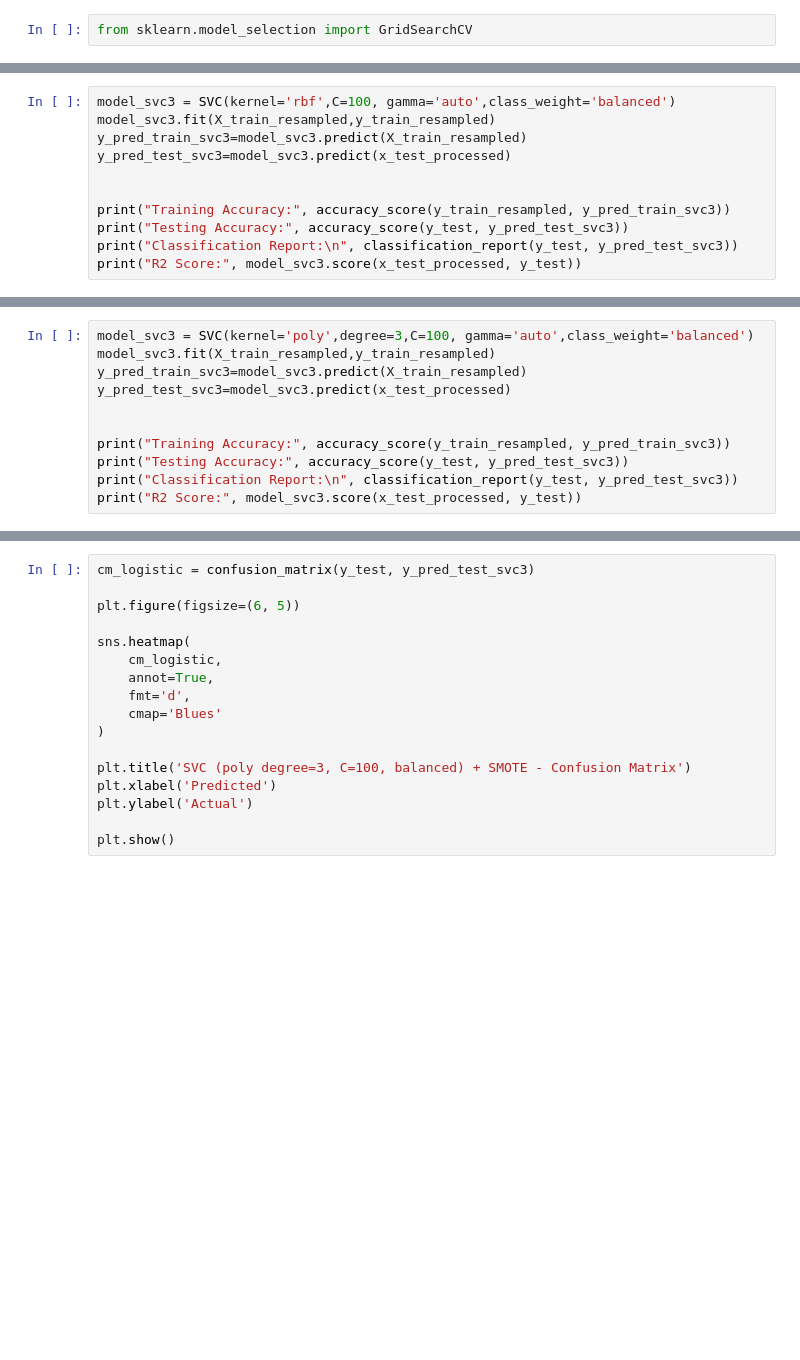
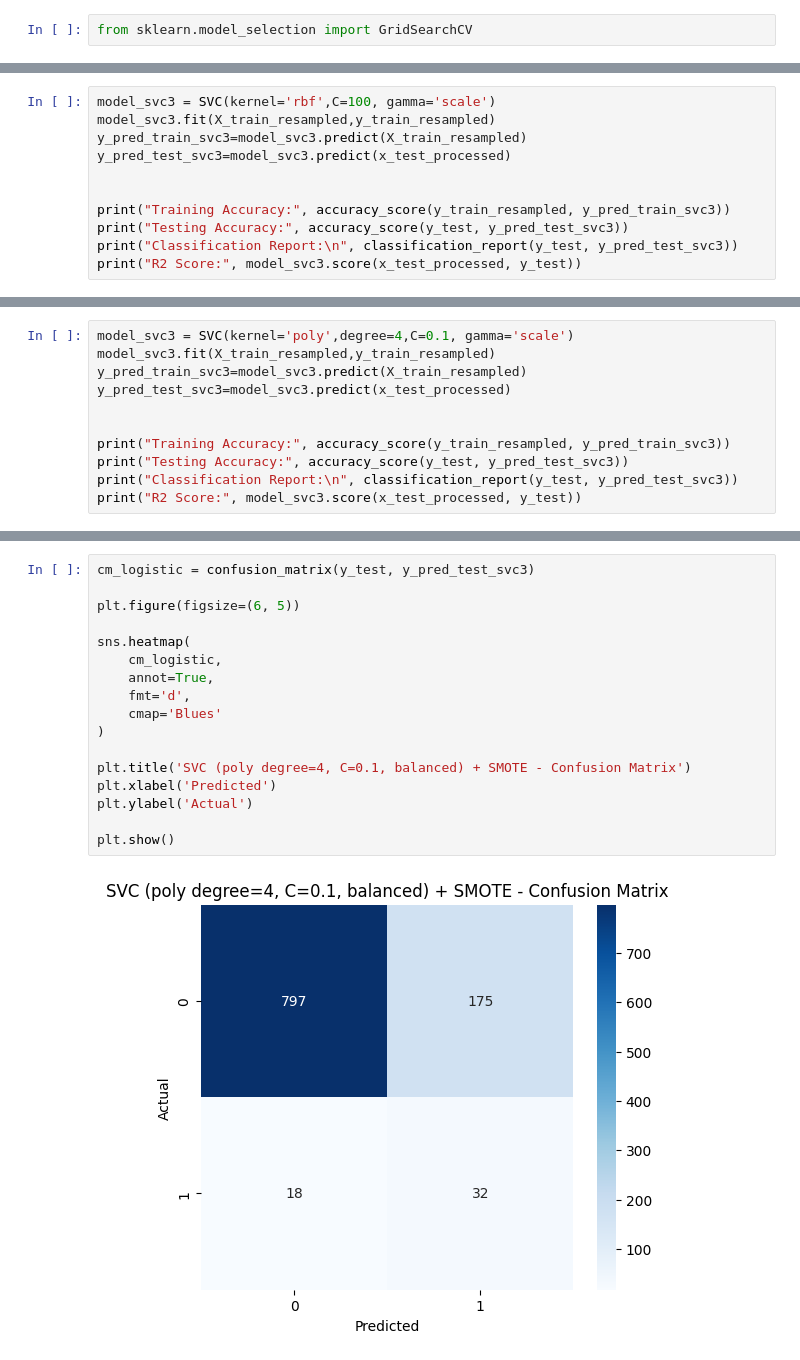
Before and after one commit to hashemelhelo2827/healthcare-stroke-classification, a Jupyter notebook: stroke_prediction.ipynb, the cells around one changed output, grey strips where cells are left out. Saved outputs shown, nothing was run; the diff lists cells and outputs as text; blank space fills up the shorter version.

```diff
--- a/stroke_prediction.ipynb
+++ b/stroke_prediction.ipynb
@@ -393,5 +697,5 @@ print('Best score:', grid.best_score_)
 # %%
-model_svc3 = SVC(kernel='rbf',C=100, gamma='auto',class_weight='balanced')
+model_svc3 = SVC(kernel='rbf',C=100, gamma='scale')
 model_svc3.fit(X_train_resampled,y_train_resampled)
 y_pred_train_svc3=model_svc3.predict(X_train_resampled)
 y_pred_test_svc3=model_svc3.predict(x_test_processed)
@@ -421,5 +741,5 @@ plt.show()
 # %%
-model_svc3 = SVC(kernel='poly',degree=3,C=100, gamma='auto',class_weight='balanced')
+model_svc3 = SVC(kernel='poly',degree=4,C=0.1, gamma='scale')
 model_svc3.fit(X_train_resampled,y_train_resampled)
 y_pred_train_svc3=model_svc3.predict(X_train_resampled)
 y_pred_test_svc3=model_svc3.predict(x_test_processed)
@@ -432,17 +766,19 @@ print("R2 Score:", model_svc3.score(x_test_processed, y_test))
 # %%
 cm_logistic = confusion_matrix(y_test, y_pred_test_svc3)
 
 plt.figure(figsize=(6, 5))
 
 sns.heatmap(
     cm_logistic,
     annot=True,
     fmt='d',
     cmap='Blues'
 )
 
-plt.title('SVC (poly degree=3, C=100, balanced) + SMOTE - Confusion Matrix')
+plt.title('SVC (poly degree=4, C=0.1, balanced) + SMOTE - Confusion Matrix')
 plt.xlabel('Predicted')
 plt.ylabel('Actual')
 
 plt.show()
+# %% [output]
+[figure, added]
```
Also changed, not shown: parts of 40 cells of this notebook.
